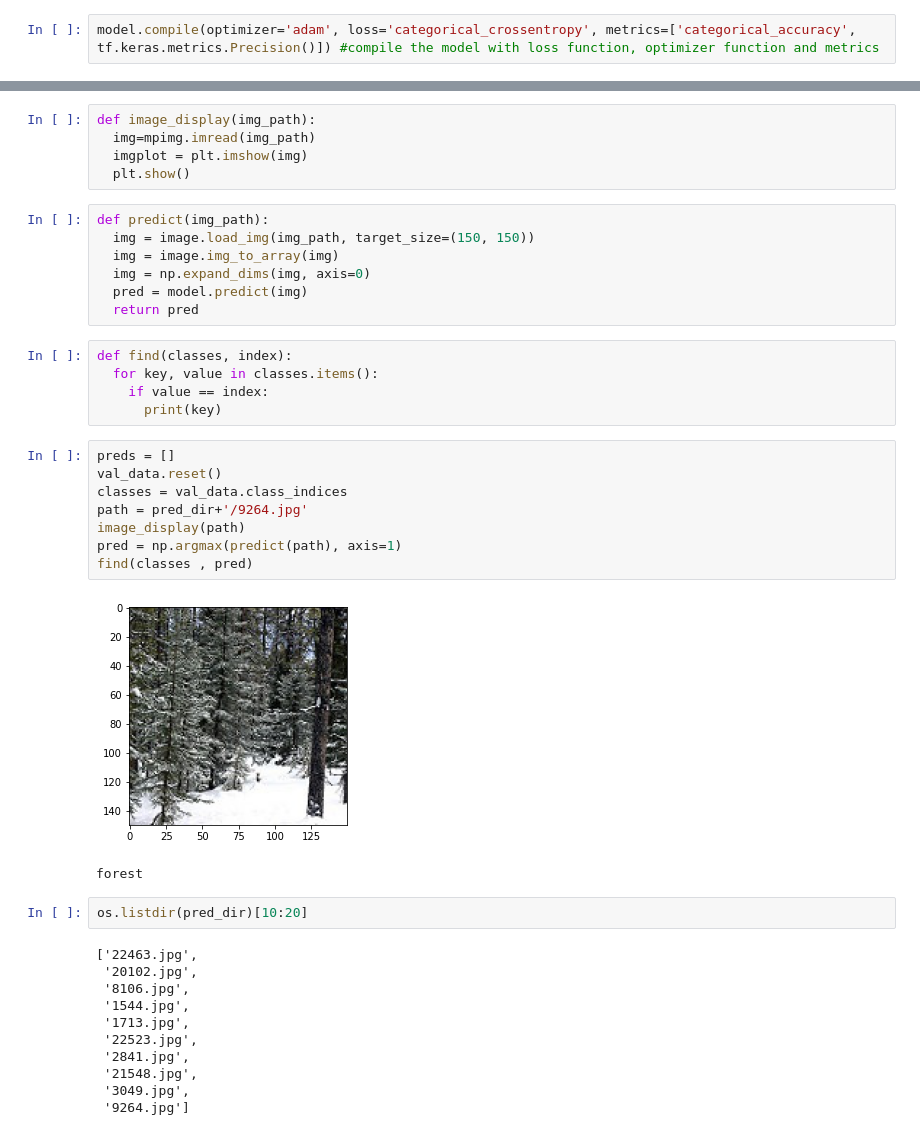
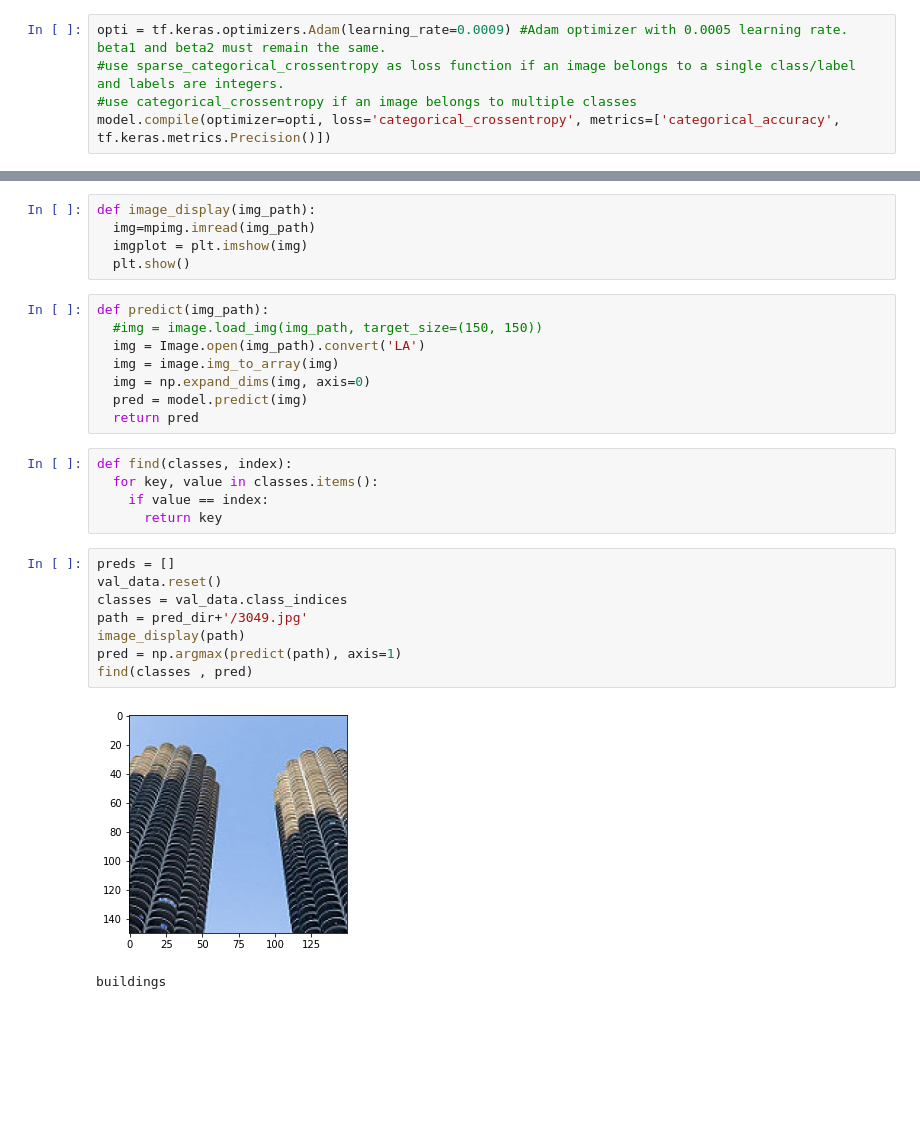
Before and after one commit to UzumakiBK/Intel-Image-Classification-Kaggle-Challenge, a Jupyter notebook: intel_image_classification.ipynb, the cells around one changed output, grey strips where cells are left out. Saved outputs shown, nothing was run; the diff lists cells and outputs as text; blank space fills up the shorter version.

```diff
--- a/intel_image_classification.ipynb
+++ b/intel_image_classification.ipynb
@@ -96,7 +102,10 @@ model = tf.keras.models.Sequential([ #use (2, 2) strides in Conv2D layer to elim
                                     tf.keras.layers.Dense(num_classes, activation='softmax')
 ])
-# %%
-model.compile(optimizer='adam', loss='categorical_crossentropy', metrics=['categorical_accuracy', tf.keras.metrics.Precision()]) #compile the model with loss function, optimizer function and metrics
+# %%
+opti = tf.keras.optimizers.Adam(learning_rate=0.0009) #Adam optimizer with 0.0005 learning rate. beta1 and beta2 must remain the same.
+#use sparse_categorical_crossentropy as loss function if an image belongs to a single class/label and labels are integers.
+#use categorical_crossentropy if an image belongs to multiple classes
+model.compile(optimizer=opti, loss='categorical_crossentropy', metrics=['categorical_accuracy', tf.keras.metrics.Precision()])
 # %%
 model.summary()
 # %% [output]
@@ -190,7 +199,8 @@ def image_display(img_path):
   plt.show()
 # %%
 def predict(img_path):
-  img = image.load_img(img_path, target_size=(150, 150))
+  #img = image.load_img(img_path, target_size=(150, 150))
+  img = Image.open(img_path).convert('LA')
   img = image.img_to_array(img)
   img = np.expand_dims(img, axis=0)
   pred = model.predict(img)
@@ -199,28 +209,15 @@ def predict(img_path):
 def find(classes, index):
   for key, value in classes.items():
     if value == index:
-      print(key)
+      return key
 # %%
 preds = []
 val_data.reset()
 classes = val_data.class_indices
-path = pred_dir+'/9264.jpg'
+path = pred_dir+'/3049.jpg'
 image_display(path)
 pred = np.argmax(predict(path), axis=1)
 find(classes , pred)
 # %% [output]
-[figure, old version]
+[figure, new version]
-forest
+buildings
-# %%
-os.listdir(pred_dir)[10:20]
-# %% [output]
-['22463.jpg',
- '20102.jpg',
- '8106.jpg',
- '1544.jpg',
- '1713.jpg',
- '22523.jpg',
- '2841.jpg',
- '21548.jpg',
- '3049.jpg',
- '9264.jpg']
```
Also changed, not shown: parts of 15 cells of this notebook.
